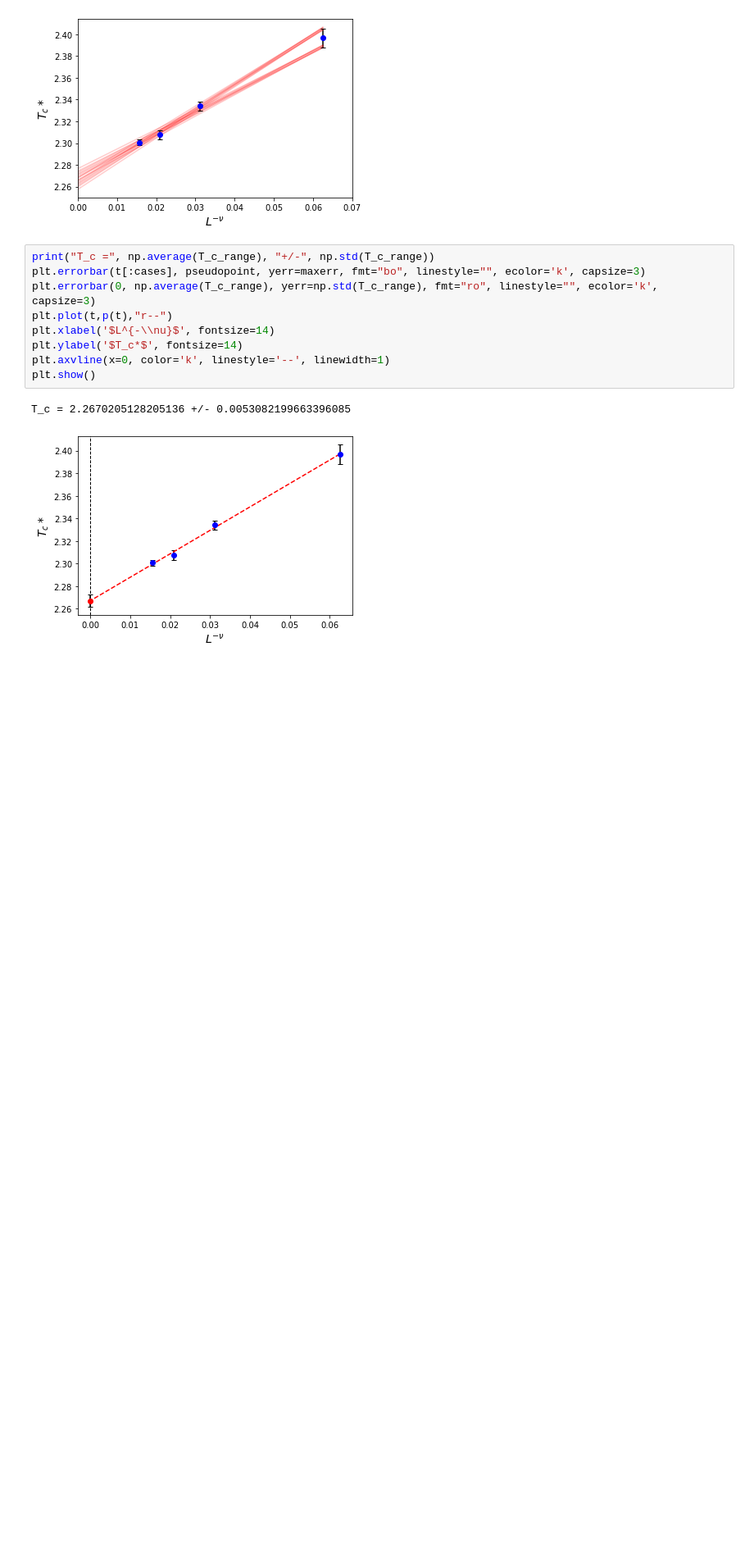
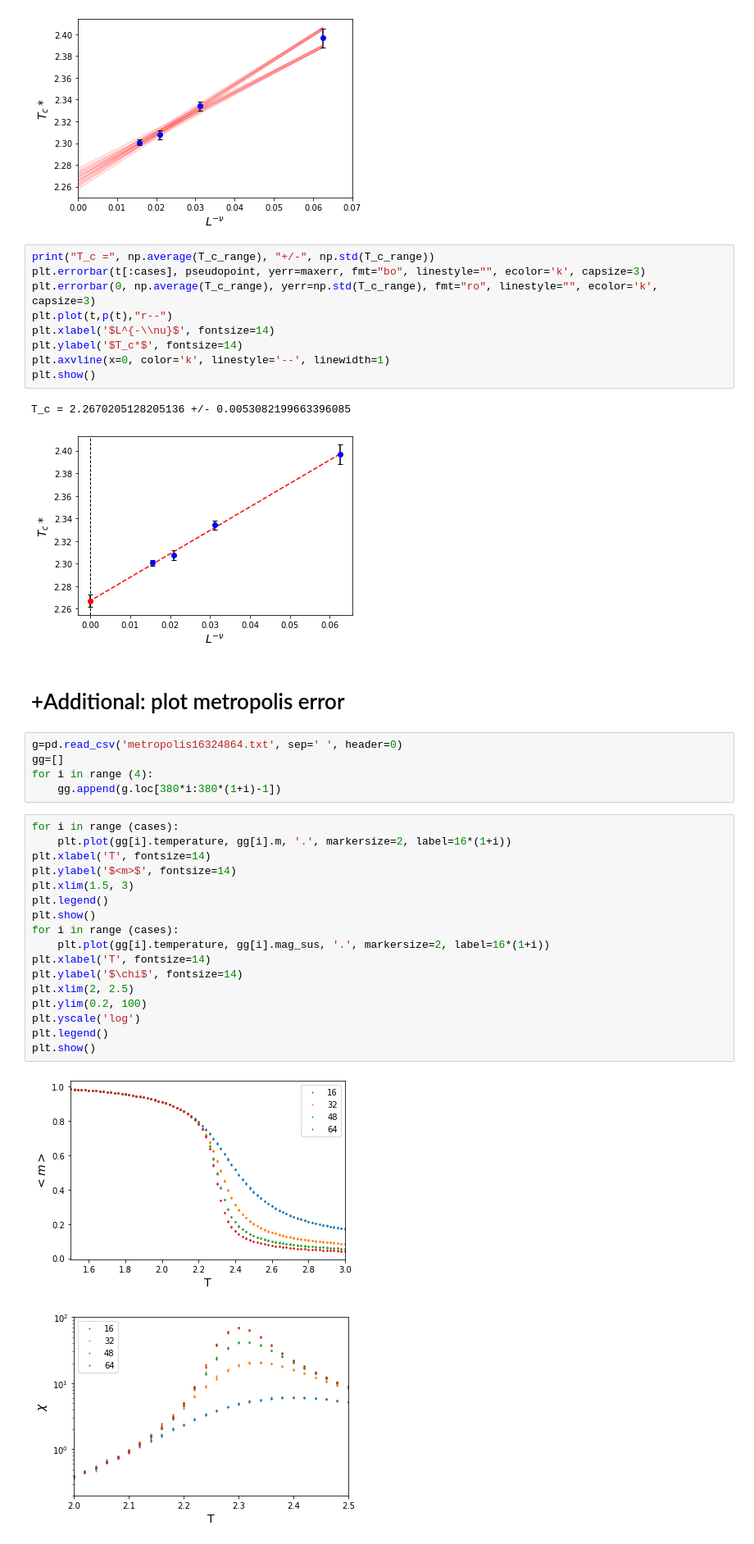
Before and after one commit to aadeliee22/MCMCIsing_SLMC, a Jupyter notebook: python/2nd/plot_cluster.ipynb, the cells around one changed output. Shown at 82% size. Drawn from its saved outputs; the diff is of its cells as text; blank space fills up the shorter version.

```diff
--- a/python/2nd/plot_cluster.ipynb
+++ b/python/2nd/plot_cluster.ipynb
@@ -231,3 +231,30 @@ plt.show()
 # %% [output]
 T_c = 2.2670205128205136 +/- 0.0053082199663396085
 [figure]
+# %% [markdown]
+# +Additional: plot metropolis error
+# %%
+g=pd.read_csv('metropolis16324864.txt', sep=' ', header=0)
+gg=[]
+for i in range (4):
+    gg.append(g.loc[380*i:380*(1+i)-1])
+# %%
+for i in range (cases):
+    plt.plot(gg[i].temperature, gg[i].m, '.', markersize=2, label=16*(1+i))
+plt.xlabel('T', fontsize=14)
+plt.ylabel('$<m>$', fontsize=14)
+plt.xlim(1.5, 3)
+plt.legend()
+plt.show()
+for i in range (cases):
+    plt.plot(gg[i].temperature, gg[i].mag_sus, '.', markersize=2, label=16*(1+i))
+plt.xlabel('T', fontsize=14)
+plt.ylabel('$\chi$', fontsize=14)
+plt.xlim(2, 2.5)
+plt.ylim(0.2, 100)
+plt.yscale('log')
+plt.legend()
+plt.show()
+# %% [output]
+[figure, added]
+[figure, added]
```
Also changed, not shown: parts of 2 cells of this notebook, 26 other files.
